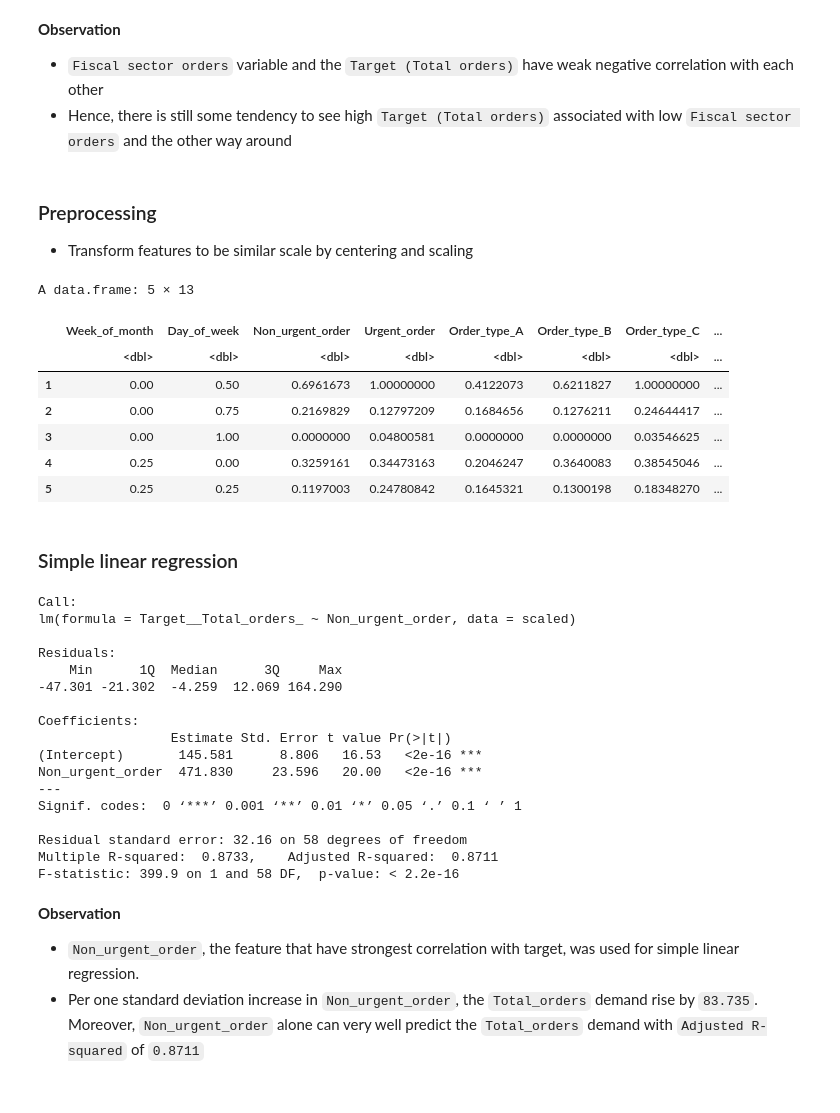
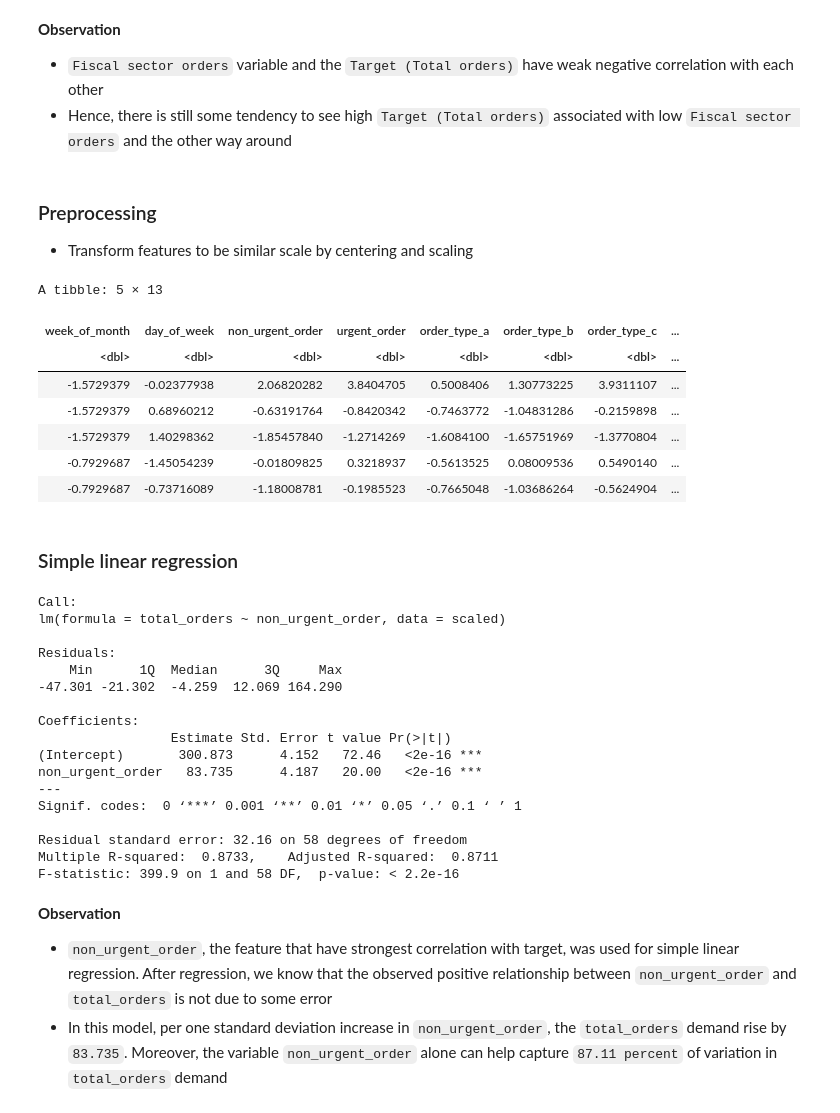
Before and after one commit to ppkgtmm/data-models, a Jupyter notebook: L8/Exercise.ipynb, the cells around one changed output. Saved outputs shown, nothing was run; the diff lists cells and outputs as text; code cells hidden in the pictures.

```diff
--- a/L8/Exercise.ipynb
+++ b/L8/Exercise.ipynb
@@ -189,43 +189,51 @@ cor(transformed$`Fiscal sector orders`, transformed$`Target (Total orders)`)
 **Observation**
 - `Fiscal sector orders` variable and the `Target (Total orders)` have weak negative correlation with each other
 - Hence, there is still some tendency to see high `Target (Total orders)` associated with low `Fiscal sector orders` and the other way around
-# %% [markdown]
-### Preprocessing
-- Transform features to be similar scale by centering and scaling
-# %%
-scaled <- NULL
-all_cols <- colnames(transformed)
-
-# loop through numeric columns
-for (col in all_cols[1 : (length(all_cols) - 3)]){
-    cname <- paste(col, 'scaled', sep = ' ')
-    scaled[[col]] = scale(transformed[[col]])
-#     scaled[[col]] = (transformed[[col]] - min(transformed[[col]])) / (max(transformed[[col]]) - min(transformed[[col]]))
-}
-
-scaled$`Target (Total orders)` = transformed$`Target (Total orders)`
-
-scaled <- data.frame(scaled)
-colnames(scaled) <- gsub("\\.", "_", colnames(scaled))
-
-head(scaled, n = 5)
-# %% [output]
-A data.frame: 5 × 13
-|  | Week_of_month | Day_of_week | Non_urgent_order | Urgent_order | Order_type_A | Order_type_B | Order_type_C | ... |
-|  | <dbl> | <dbl> | <dbl> | <dbl> | <dbl> | <dbl> | <dbl> | ... |
-| 1 | 0.00 | 0.50 | 0.6961673 | 1.00000000 | 0.4122073 | 0.6211827 | 1.00000000 | ... |
-| 2 | 0.00 | 0.75 | 0.2169829 | 0.12797209 | 0.1684656 | 0.1276211 | 0.24644417 | ... |
-| 3 | 0.00 | 1.00 | 0.0000000 | 0.04800581 | 0.0000000 | 0.0000000 | 0.03546625 | ... |
-| 4 | 0.25 | 0.00 | 0.3259161 | 0.34473163 | 0.2046247 | 0.3640083 | 0.38545046 | ... |
-| 5 | 0.25 | 0.25 | 0.1197003 | 0.24780842 | 0.1645321 | 0.1300198 | 0.18348270 | ... |
+# %% [markdown]
+### Preprocessing
+- Transform features to be similar scale by centering and scaling
+# %%
+scaled <- NULL
+all_cols <- colnames(transformed)
+
+# loop through numeric feature columns
+for (col in all_cols[1 : (length(all_cols) - 3)]){
+
+    # get easy to use column name
+    cname <- gsub('-', '_', col)
+    cname <- gsub('\\(|\\)', '', cname) %>% tolower() %>% strsplit(split = ' ')
+    cname <- cname[[1]] %>% paste(collapse = '_')
+
+    # scale column
+    # standardization
+    scaled[[cname]] = scale(transformed[col])[,1]
+
+    # normalization
+#     f_range <- max(transformed[[col]]) - min(transformed[[col]])
+#     scaled[[cname]] = (transformed[[col]] - min(transformed[[col]])) / f_range
+}
+
+scaled$`total_orders` = transformed$`Target (Total orders)` # add target to data
+
+scaled <- as_tibble(scaled) # make table from data
+head(scaled, n = 5)
+# %% [output]
+A tibble: 5 × 13
+| week_of_month | day_of_week | non_urgent_order | urgent_order | order_type_a | order_type_b | order_type_c | ... |
+| <dbl> | <dbl> | <dbl> | <dbl> | <dbl> | <dbl> | <dbl> | ... |
+| -1.5729379 | -0.02377938 | 2.06820282 | 3.8404705 | 0.5008406 | 1.30773225 | 3.9311107 | ... |
+| -1.5729379 | 0.68960212 | -0.63191764 | -0.8420342 | -0.7463772 | -1.04831286 | -0.2159898 | ... |
+| -1.5729379 | 1.40298362 | -1.85457840 | -1.2714269 | -1.6084100 | -1.65751969 | -1.3770804 | ... |
+| -0.7929687 | -1.45054239 | -0.01809825 | 0.3218937 | -0.5613525 | 0.08009536 | 0.5490140 | ... |
+| -0.7929687 | -0.73716089 | -1.18008781 | -0.1985523 | -0.7665048 | -1.03686264 | -0.5624904 | ... |
 # %% [markdown]
 ### Simple linear regression
 # %%
-m1 <- lm(Target__Total_orders_ ~ Non_urgent_order, data = scaled)
+m1 <- lm(total_orders ~ non_urgent_order, data = scaled)
 summary(m1)
 # %% [output]
 Call:
-lm(formula = Target__Total_orders_ ~ Non_urgent_order, data = scaled)
+lm(formula = total_orders ~ non_urgent_order, data = scaled)
 
 Residuals:
     Min      1Q  Median      3Q     Max
@@ -233,8 +241,8 @@ Residuals:
 
 Coefficients:
                  Estimate Std. Error t value Pr(>|t|)
-(Intercept)       145.581      8.806   16.53   <2e-16 ***
-Non_urgent_order  471.830     23.596   20.00   <2e-16 ***
+(Intercept)       300.873      4.152   72.46   <2e-16 ***
+non_urgent_order   83.735      4.187   20.00   <2e-16 ***
 ---
 Signif. codes:  0 ‘***’ 0.001 ‘**’ 0.01 ‘*’ 0.05 ‘.’ 0.1 ‘ ’ 1
 
@@ -243,6 +251,6 @@ Multiple R-squared:  0.8733,    Adjusted R-squared:  0.8711
 F-statistic: 399.9 on 1 and 58 DF,  p-value: < 2.2e-16
 # %% [markdown]
 **Observation**
-- `Non_urgent_order`, the feature that have strongest correlation with target, was used for simple linear regression.
-- Per one standard deviation increase in `Non_urgent_order`, the `Total_orders` demand rise by `83.735`. Moreover, `Non_urgent_order` alone can very well predict the `Total_orders` demand with `Adjusted R-squared` of `0.8711`
+- `non_urgent_order`, the feature that have strongest correlation with target, was used for simple linear regression. After regression, we know that the observed positive relationship between `non_urgent_order` and `total_orders` is not due to some error
+- In this model, per one standard deviation increase in `non_urgent_order`, the `total_orders` demand rise by `83.735`. Moreover, the variable `non_urgent_order` alone can help capture `87.11 percent` of variation in `total_orders` demand
 # %%
```
Also changed, not shown: parts of 6 cells of this notebook.
